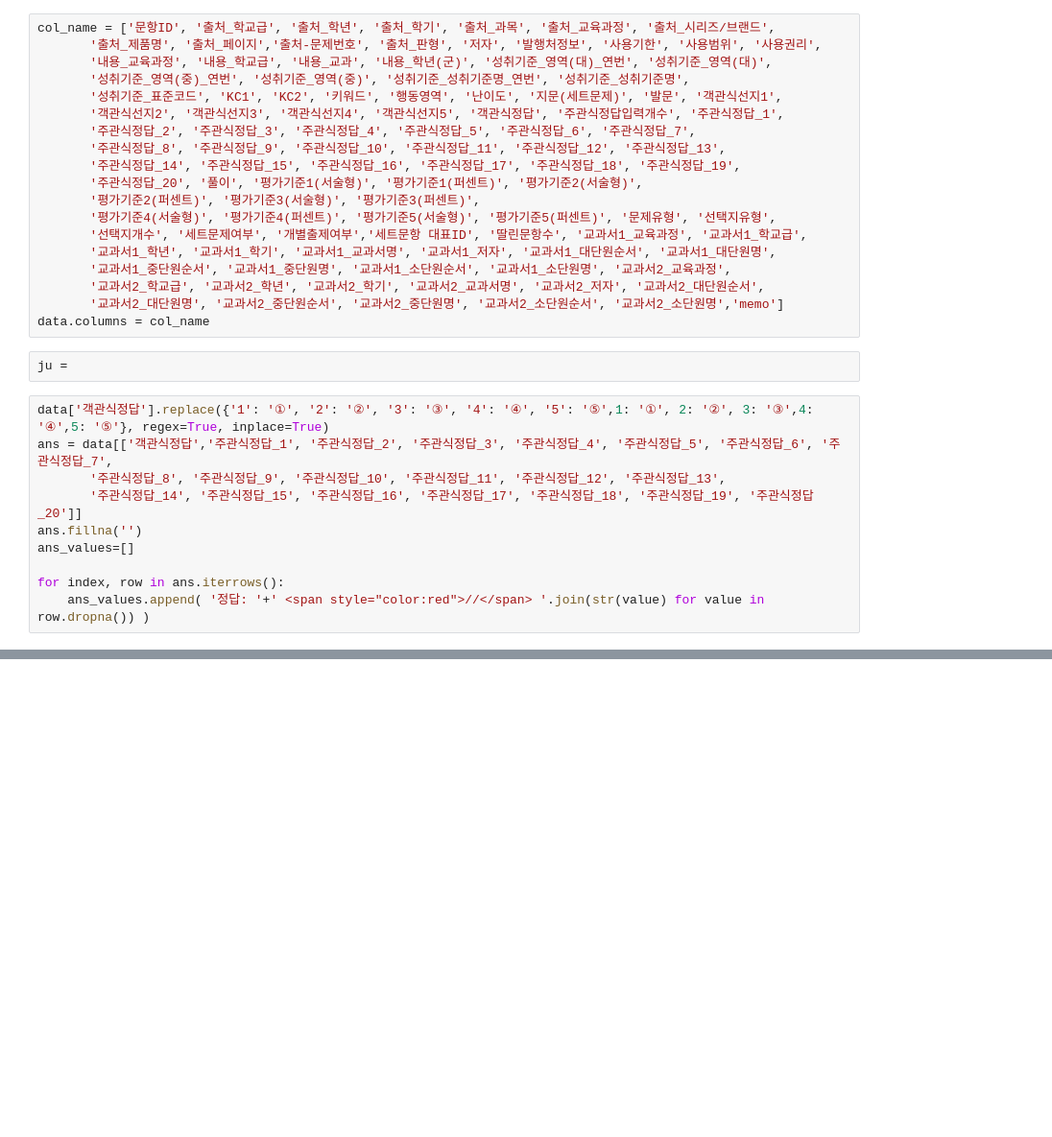
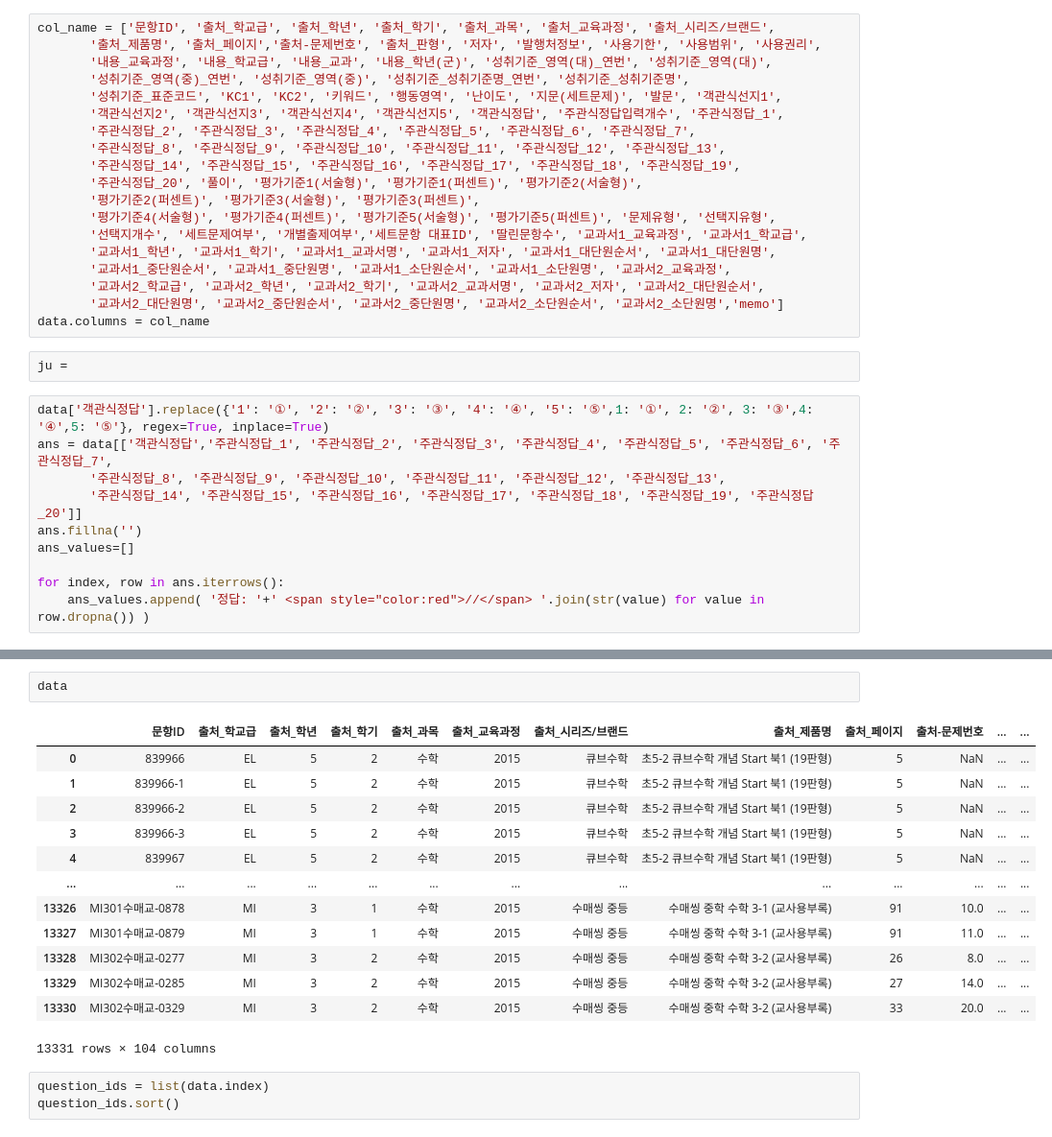
Before and after one commit to pjaewon/inspection, a Jupyter notebook: test.ipynb, the cells around one changed output, grey strips where cells are left out. Shown at 96% size. Drawn from its saved outputs; the diff is of its cells as text; blank space fills up the shorter version.

```diff
--- a/test.ipynb
+++ b/test.ipynb
@@ -55 +55,20 @@ ans_values
  ...]
+# %%
+data
+# %% [output]
+|  | 문항ID | 출처_학교급 | 출처_학년 | 출처_학기 | 출처_과목 | 출처_교육과정 | 출처_시리즈/브랜드 | 출처_제품명 | 출처_페이지 | 출처-문제번호 | ... | ... |
+| 0 | 839966 | EL | 5 | 2 | 수학 | 2015 | 큐브수학 | 초5-2 큐브수학 개념 Start 북1 (19판형) | 5 | NaN | ... | ... |
+| 1 | 839966-1 | EL | 5 | 2 | 수학 | 2015 | 큐브수학 | 초5-2 큐브수학 개념 Start 북1 (19판형) | 5 | NaN | ... | ... |
+| 2 | 839966-2 | EL | 5 | 2 | 수학 | 2015 | 큐브수학 | 초5-2 큐브수학 개념 Start 북1 (19판형) | 5 | NaN | ... | ... |
+| 3 | 839966-3 | EL | 5 | 2 | 수학 | 2015 | 큐브수학 | 초5-2 큐브수학 개념 Start 북1 (19판형) | 5 | NaN | ... | ... |
+| 4 | 839967 | EL | 5 | 2 | 수학 | 2015 | 큐브수학 | 초5-2 큐브수학 개념 Start 북1 (19판형) | 5 | NaN | ... | ... |
+| ... | ... | ... | ... | ... | ... | ... | ... | ... | ... | ... | ... | ... |
+| 13326 | MI301수매교-0878 | MI | 3 | 1 | 수학 | 2015 | 수매씽 중등 | 수매씽 중학 수학 3-1 (교사용부록) | 91 | 10.0 | ... | ... |
+| 13327 | MI301수매교-0879 | MI | 3 | 1 | 수학 | 2015 | 수매씽 중등 | 수매씽 중학 수학 3-1 (교사용부록) | 91 | 11.0 | ... | ... |
+| 13328 | MI302수매교-0277 | MI | 3 | 2 | 수학 | 2015 | 수매씽 중등 | 수매씽 중학 수학 3-2 (교사용부록) | 26 | 8.0 | ... | ... |
+| 13329 | MI302수매교-0285 | MI | 3 | 2 | 수학 | 2015 | 수매씽 중등 | 수매씽 중학 수학 3-2 (교사용부록) | 27 | 14.0 | ... | ... |
+| 13330 | MI302수매교-0329 | MI | 3 | 2 | 수학 | 2015 | 수매씽 중등 | 수매씽 중학 수학 3-2 (교사용부록) | 33 | 20.0 | ... | ... |
+13331 rows × 104 columns
+# %%
+question_ids = list(data.index)
+question_ids.sort()
```
Also changed, not shown: parts of 7 cells of this notebook, 7 other files.
